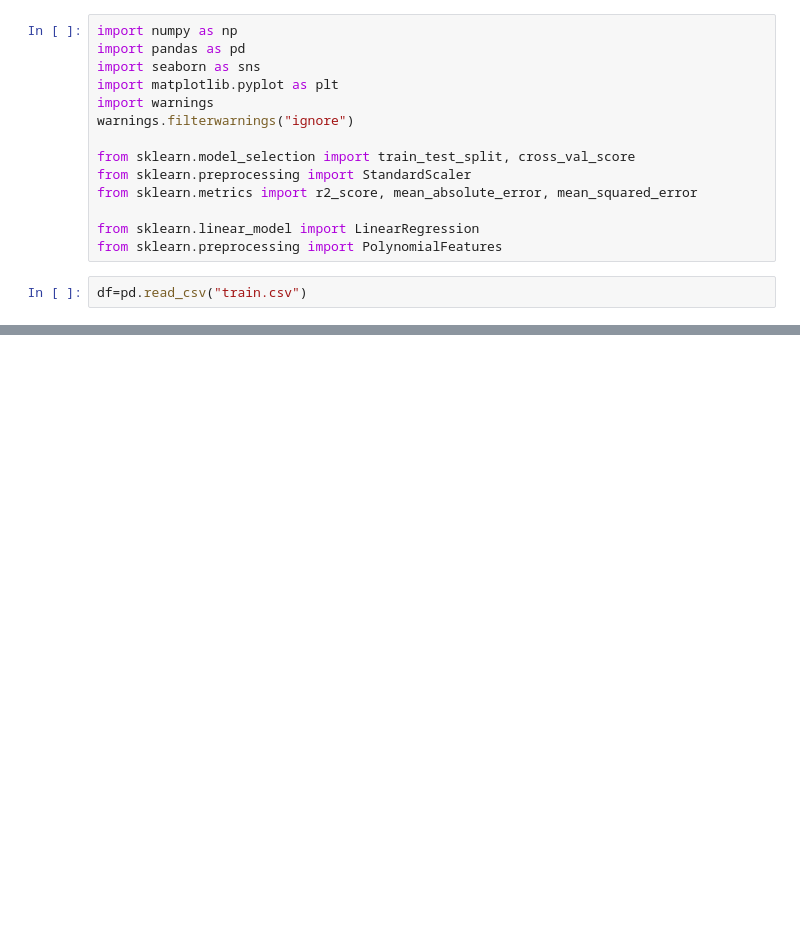
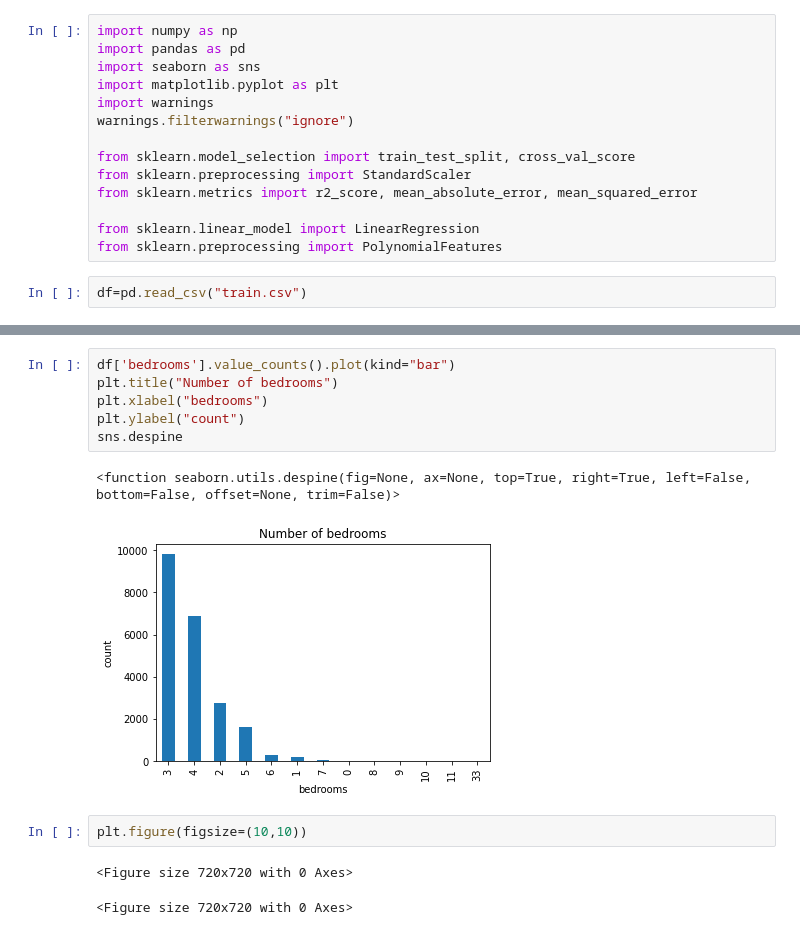
Before and after one commit to Balajithegr8/house_price_prediction, a Jupyter notebook: model.ipynb, the cells around one changed output, grey strips where cells are left out. Cells and saved outputs as stored; diff of their text form; blank space fills up the shorter version.

```diff
--- a/model.ipynb
+++ b/model.ipynb
@@ -77,0 +78,14 @@ plt.show()
+# %%
+df['bedrooms'].value_counts().plot(kind="bar")
+plt.title("Number of bedrooms")
+plt.xlabel("bedrooms")
+plt.ylabel("count")
+sns.despine
+# %% [output]
+<function seaborn.utils.despine(fig=None, ax=None, top=True, right=True, left=False, bottom=False, offset=None, trim=False)>
+[figure, added]
+# %%
+plt.figure(figsize=(10,10))
+# %% [output]
+<Figure size 720x720 with 0 Axes>
+<Figure size 720x720 with 0 Axes>
```
Also changed, not shown: parts of 5 cells of this notebook, 2 other files.
